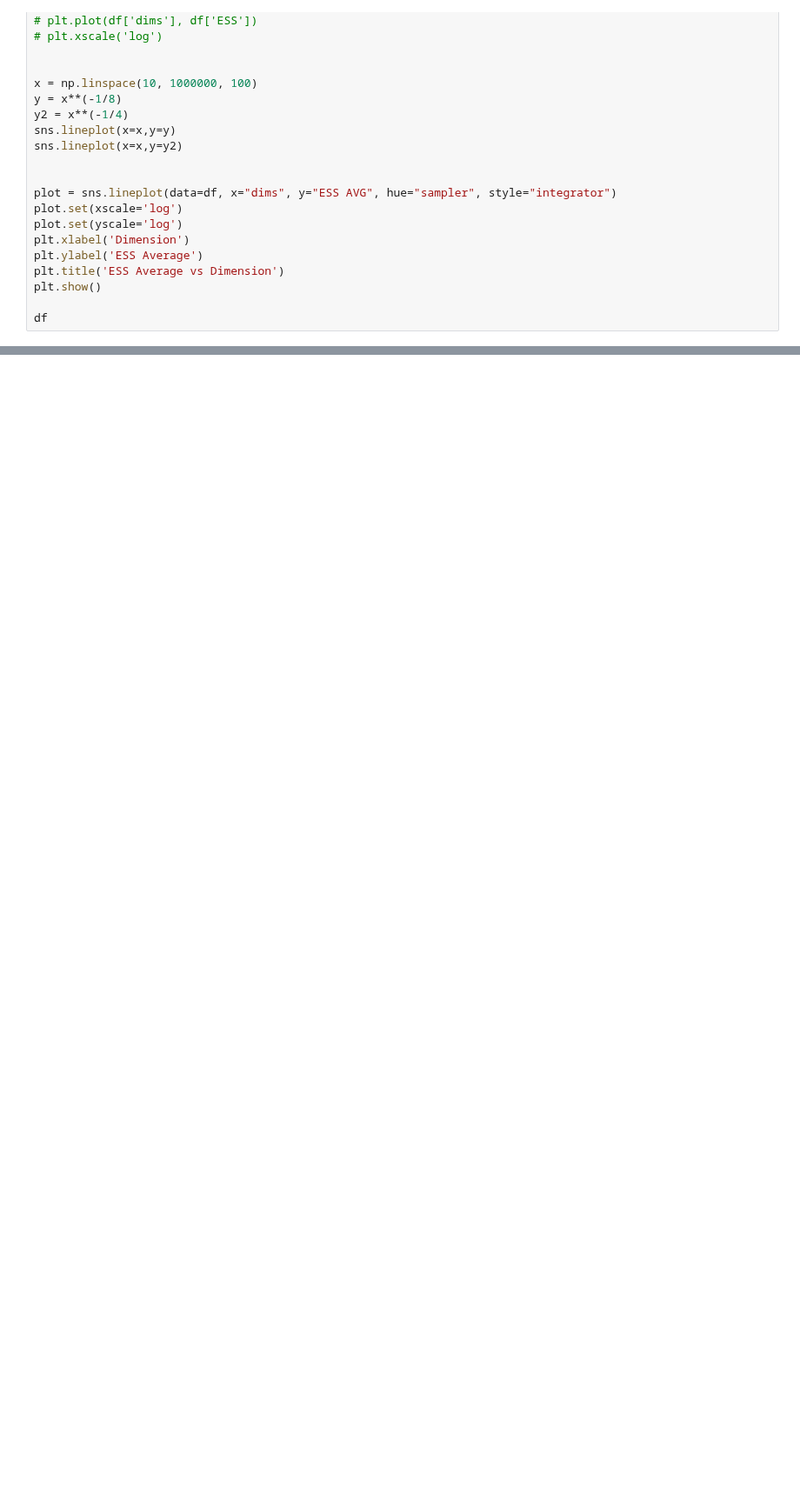
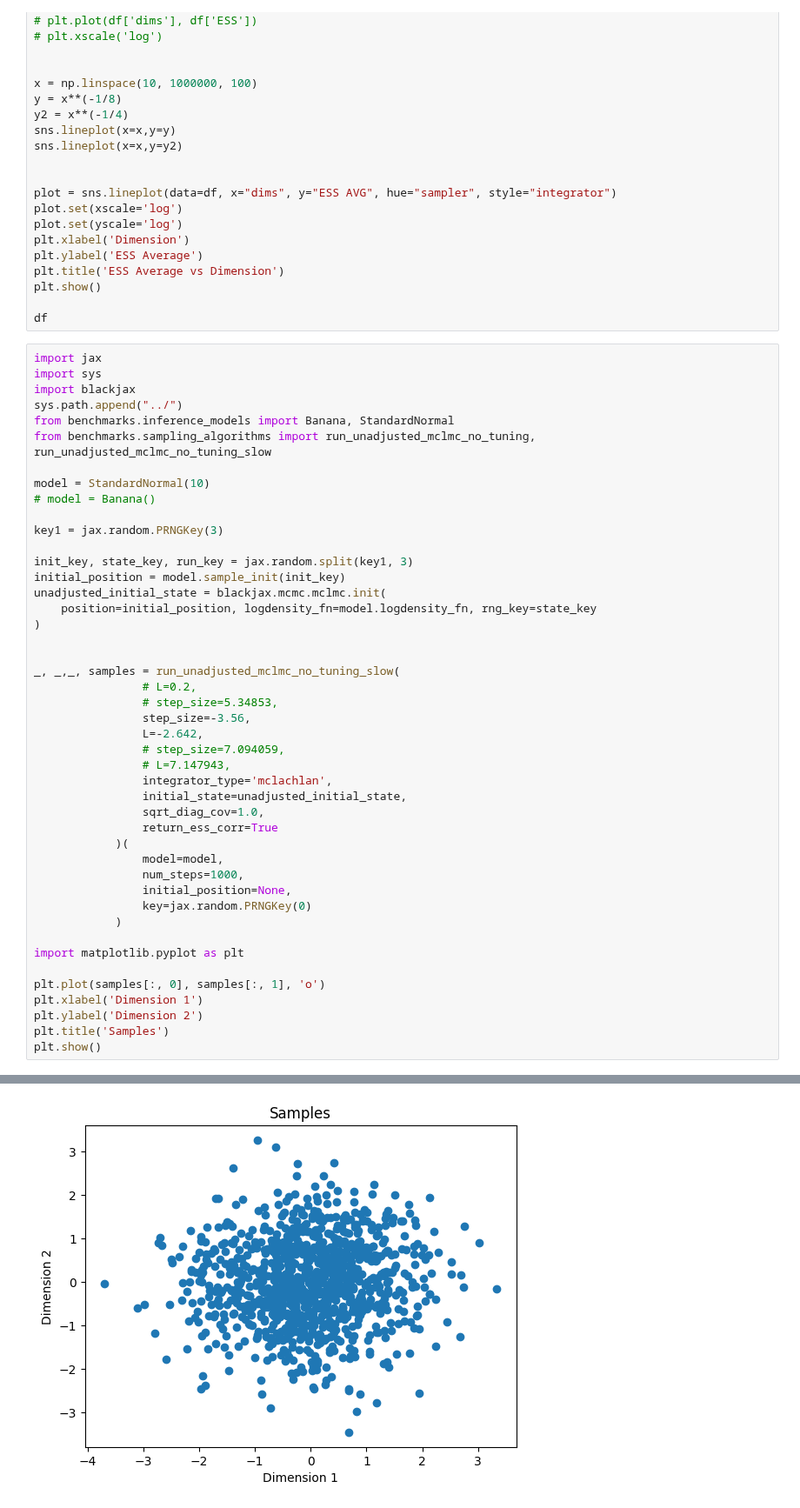
Before and after one commit to JakobRobnik/MicroCanonicalHMC, a Jupyter notebook: adjusted/results_recent.ipynb, the cells around one changed output, grey strips where cells are left out. Shown at 87% size. Drawn from its saved outputs; the diff is of its cells as text; blank space fills up the shorter version.

```diff
--- a/adjusted/results_recent.ipynb
+++ b/adjusted/results_recent.ipynb
@@ -2178,3 +2171,49 @@ plt.title('ESS Average vs Dimension')
 plt.show()
 
 df
+# %%
+import jax
+import sys
+import blackjax
+sys.path.append("../")
+from benchmarks.inference_models import Banana, StandardNormal
+from benchmarks.sampling_algorithms import run_unadjusted_mclmc_no_tuning, run_unadjusted_mclmc_no_tuning_slow
+
+model = StandardNormal(10)
+# model = Banana()
+
+key1 = jax.random.PRNGKey(3)
+
+init_key, state_key, run_key = jax.random.split(key1, 3)
+initial_position = model.sample_init(init_key)
+unadjusted_initial_state = blackjax.mcmc.mclmc.init(
+    position=initial_position, logdensity_fn=model.logdensity_fn, rng_key=state_key
+)
+
+
+_, _,_, samples = run_unadjusted_mclmc_no_tuning_slow(
+                # L=0.2,
+                # step_size=5.34853,
+                step_size=-3.56,
+                L=-2.642,
+                # step_size=7.094059,
+                # L=7.147943,
+                integrator_type='mclachlan',
+                initial_state=unadjusted_initial_state,
+                sqrt_diag_cov=1.0,
+                return_ess_corr=True
+            )(
+                model=model,
+                num_steps=1000,
+                initial_position=None,
+                key=jax.random.PRNGKey(0)
+            )
+
+import matplotlib.pyplot as plt
+
+plt.plot(samples[:, 0], samples[:, 1], 'o')
+plt.xlabel('Dimension 1')
+plt.ylabel('Dimension 2')
+plt.title('Samples')
+plt.show()
+# %% [output]
@@ -2180,0 +2225 @@ df
+[figure, added]
```
Also changed, not shown: parts of 6 cells of this notebook, 2 other files.
